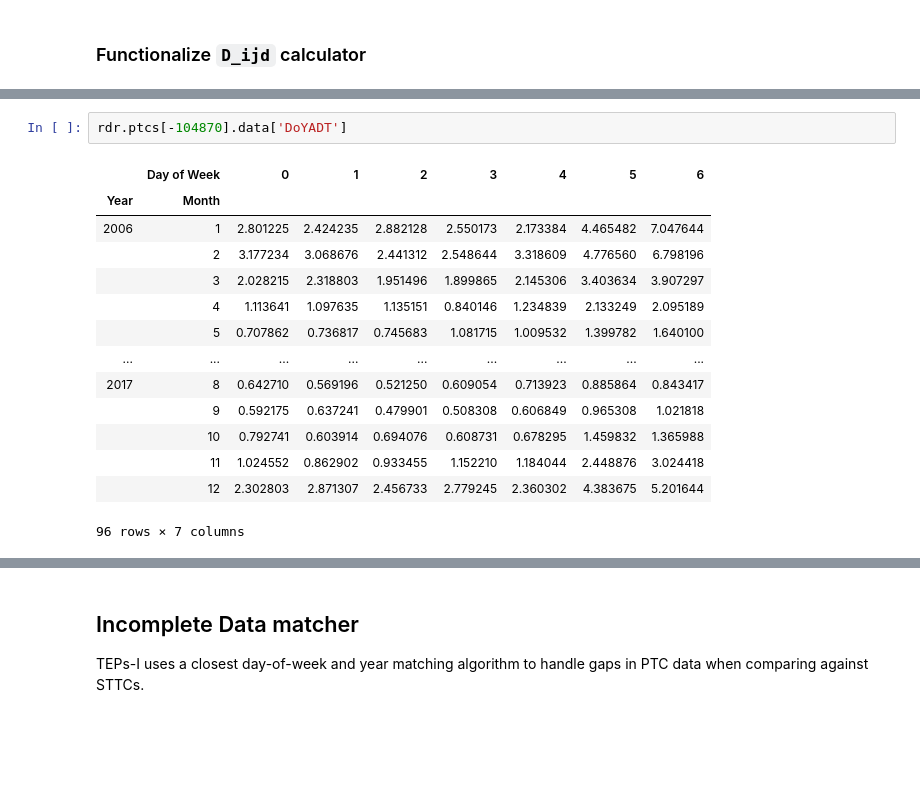
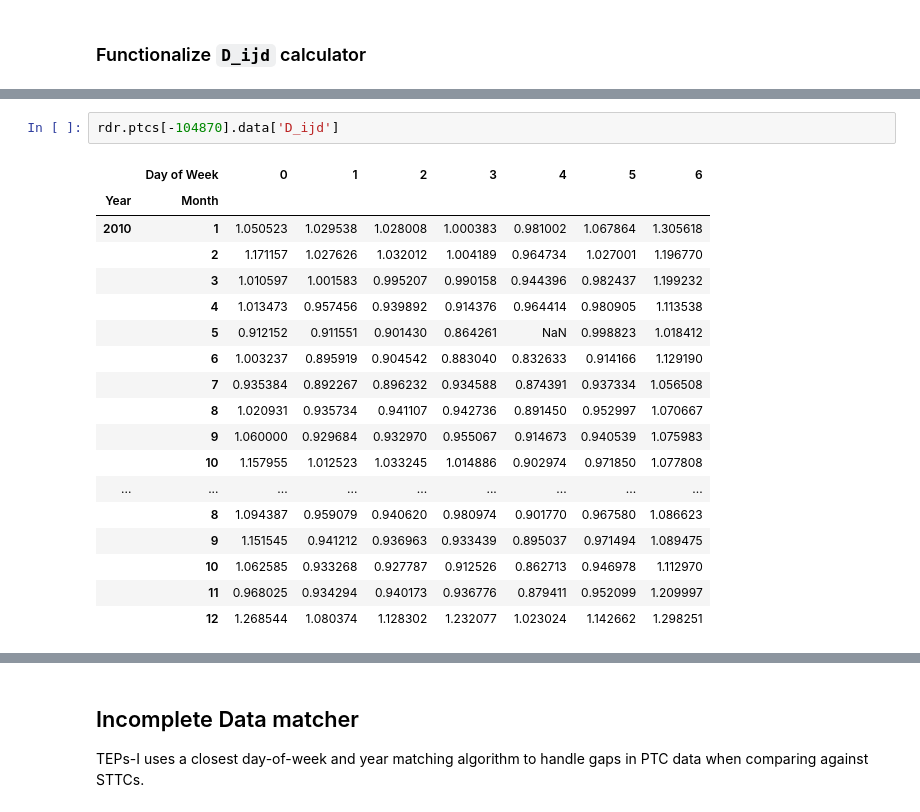
Before and after one commit to CityofToronto/bdit_traffic_prophet, a Jupyter notebook: development_notebooks/CountmatchDev3-SensibleMatcherPrototype.ipynb, the cells around one changed output, grey strips where cells are left out. Saved outputs shown, nothing was run; the diff lists cells and outputs as text; blank space fills up the shorter version.

```diff
--- a/development_notebooks/CountmatchDev3-SensibleMatcherPrototype.ipynb
+++ b/development_notebooks/CountmatchDev3-SensibleMatcherPrototype.ipynb
@@ -233,19 +228,23 @@ def get_Dijd(ptc):
 for ptc in rdr.ptcs.values():
     get_Dijd(ptc)
 # %%
-rdr.ptcs[-104870].data['DoYADT']
+rdr.ptcs[-104870].data['D_ijd']
 # %% [output]
 |  | Day of Week | 0 | 1 | 2 | 3 | 4 | 5 | 6 |
 | Year | Month |  |  |  |  |  |  |  |
-| 2006 | 1 | 2.801225 | 2.424235 | 2.882128 | 2.550173 | 2.173384 | 4.465482 | 7.047644 |
-|  | 2 | 3.177234 | 3.068676 | 2.441312 | 2.548644 | 3.318609 | 4.776560 | 6.798196 |
-|  | 3 | 2.028215 | 2.318803 | 1.951496 | 1.899865 | 2.145306 | 3.403634 | 3.907297 |
-|  | 4 | 1.113641 | 1.097635 | 1.135151 | 0.840146 | 1.234839 | 2.133249 | 2.095189 |
-|  | 5 | 0.707862 | 0.736817 | 0.745683 | 1.081715 | 1.009532 | 1.399782 | 1.640100 |
+| 2010 | 1 | 1.050523 | 1.029538 | 1.028008 | 1.000383 | 0.981002 | 1.067864 | 1.305618 |
+|  | 2 | 1.171157 | 1.027626 | 1.032012 | 1.004189 | 0.964734 | 1.027001 | 1.196770 |
+|  | 3 | 1.010597 | 1.001583 | 0.995207 | 0.990158 | 0.944396 | 0.982437 | 1.199232 |
+|  | 4 | 1.013473 | 0.957456 | 0.939892 | 0.914376 | 0.964414 | 0.980905 | 1.113538 |
+|  | 5 | 0.912152 | 0.911551 | 0.901430 | 0.864261 | NaN | 0.998823 | 1.018412 |
+|  | 6 | 1.003237 | 0.895919 | 0.904542 | 0.883040 | 0.832633 | 0.914166 | 1.129190 |
+|  | 7 | 0.935384 | 0.892267 | 0.896232 | 0.934588 | 0.874391 | 0.937334 | 1.056508 |
+|  | 8 | 1.020931 | 0.935734 | 0.941107 | 0.942736 | 0.891450 | 0.952997 | 1.070667 |
+|  | 9 | 1.060000 | 0.929684 | 0.932970 | 0.955067 | 0.914673 | 0.940539 | 1.075983 |
+|  | 10 | 1.157955 | 1.012523 | 1.033245 | 1.014886 | 0.902974 | 0.971850 | 1.077808 |
 | ... | ... | ... | ... | ... | ... | ... | ... | ... |
-| 2017 | 8 | 0.642710 | 0.569196 | 0.521250 | 0.609054 | 0.713923 | 0.885864 | 0.843417 |
-|  | 9 | 0.592175 | 0.637241 | 0.479901 | 0.508308 | 0.606849 | 0.965308 | 1.021818 |
-|  | 10 | 0.792741 | 0.603914 | 0.694076 | 0.608731 | 0.678295 | 1.459832 | 1.365988 |
-|  | 11 | 1.024552 | 0.862902 | 0.933455 | 1.152210 | 1.184044 | 2.448876 | 3.024418 |
-|  | 12 | 2.302803 | 2.871307 | 2.456733 | 2.779245 | 2.360302 | 4.383675 | 5.201644 |
+|  | 8 | 1.094387 | 0.959079 | 0.940620 | 0.980974 | 0.901770 | 0.967580 | 1.086623 |
+|  | 9 | 1.151545 | 0.941212 | 0.936963 | 0.933439 | 0.895037 | 0.971494 | 1.089475 |
+|  | 10 | 1.062585 | 0.933268 | 0.927787 | 0.912526 | 0.862713 | 0.946978 | 1.112970 |
+|  | 11 | 0.968025 | 0.934294 | 0.940173 | 0.936776 | 0.879411 | 0.952099 | 1.209997 |
+|  | 12 | 1.268544 | 1.080374 | 1.128302 | 1.232077 | 1.023024 | 1.142662 | 1.298251 |
-96 rows × 7 columns
```
Also changed, not shown: parts of 60 cells of this notebook.
